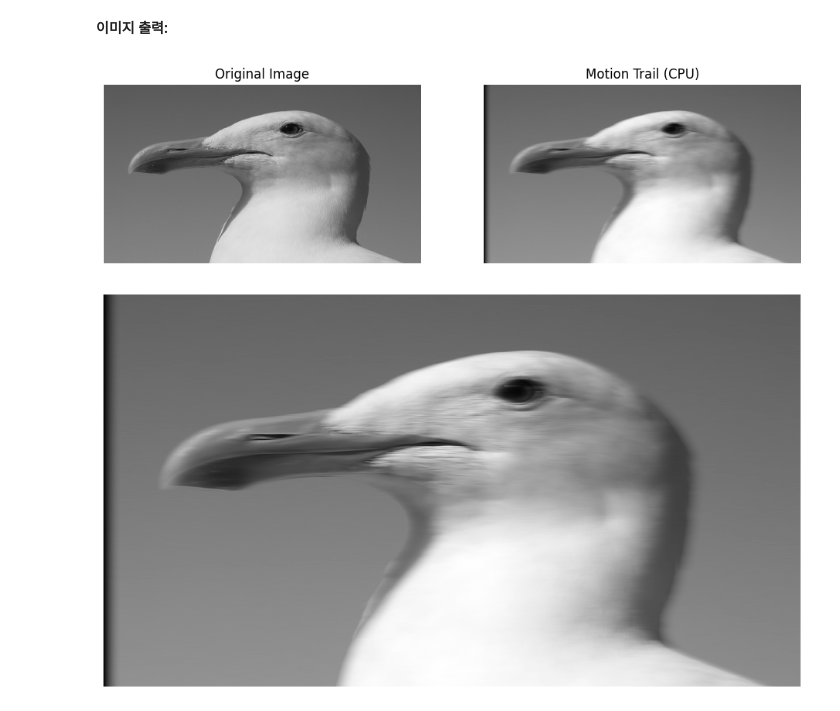
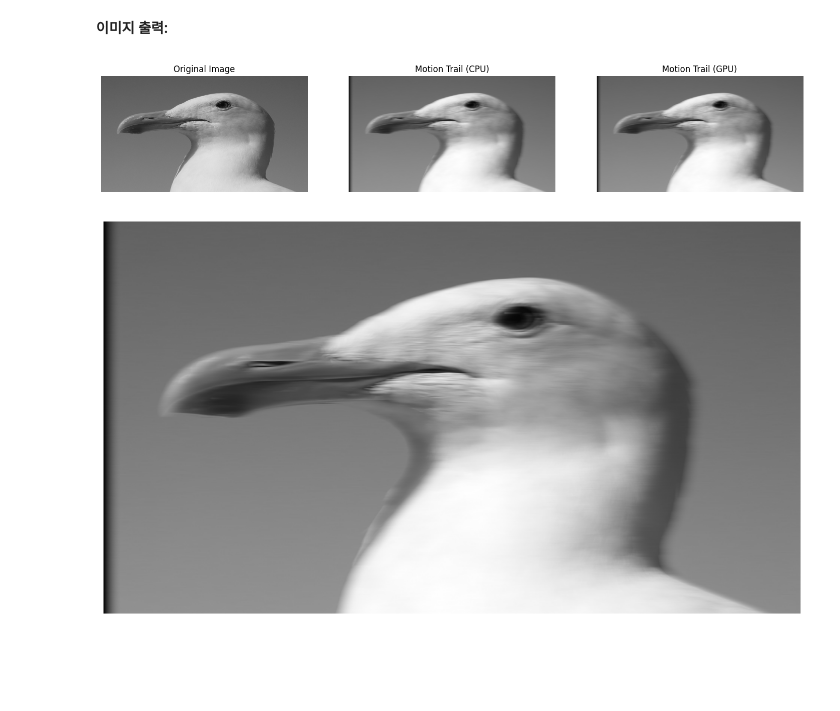
Before and after one commit to Nedian0Brien/OndeviceAI_Lecture, a Jupyter notebook: 03_DL-and-GPU.ipynb, the cells around one changed output. Saved outputs shown, nothing was run; the diff lists cells and outputs as text; code cells hidden in the pictures; blank space fills up the shorter version.

```diff
--- a/03_DL-and-GPU.ipynb
+++ b/03_DL-and-GPU.ipynb
@@ -2646,14 +2645,17 @@ def motion_trail_cp(image, weights):
     """
 
     # TODO: 필요한 변수 정의 및 출력 배열 생성
-    output = ...
+    image_height, image_width = image.shape
+    output = cp.zeros((image_height, image_width), dtype=cp.float32)
 
-    for shift in range(TRAIL_LENGTH):
+    for shift in range(len(weights)):
         # TODO: 배열 slicing
-        input_region = image[_, _]
-        output_region = output[_, _]
+        input_region = image[:, 0:image_width - shift] # 전체 너비에서 shift만큼 뺀 범위가 입력(잔상을 가져올 곳)
+        output_region = output[:, shift:image_width] # shift부터 전체 너비 끝까지 간 범위가 출력 범위(잔상 영향 범위)
+        # 가로측 잔상에 대해서만 연산하므로 앞쪽 인덱스(높이)는 전체 범위(:) 처리함
 
         # TODO: GPU가 병렬 연산할 output_region 계산 코드
+        output_region += input_region * weights[shift] # 출력 영역에 입력 영역 * 가중치를 더함
 
     return output
 # %% [markdown]
@@ -2689,8 +2691,8 @@ cpu_time = cpu_end - cpu_start
 
 upload_start = time.perf_counter()
 
-input_cp = ...
-weights_cp = ...
+input_cp = cp.asarray(input_np)
+weights_cp = cp.asarray(weights_np)
 
 cp.cuda.Stream.null.synchronize()
 
@@ -2733,7 +2735,7 @@ gpu_time = gpu_end - gpu_start
 
 download_start = time.perf_counter()
 
-output_cp_np = ...
+output_cp_np = cp.asnumpy(output_cp)
 
 download_end = time.perf_counter()
 
@@ -2780,14 +2782,14 @@ Including transfers: 601.99x
 # %%
 plt.figure(figsize=(18,12))
 
 plt.subplot(1,3,1), plt.imshow(input_np, cmap="gray"), plt.title("Original Image")
 plt.subplot(1,3,2), plt.imshow(output_np, cmap="gray"), plt.title("Motion Trail (CPU)")
-# plt.subplot(1,3,3), plt.imshow(output_cp_np, cmap="gray"), plt.title("Motion Trail (GPU)")
+plt.subplot(1,3,3), plt.imshow(output_cp_np, cmap="gray"), plt.title("Motion Trail (GPU)")
 
 for ax in plt.gcf().axes:
     ax.axis("off")
 # %% [output]
-[figure, old version]
+[figure, new version]
 # %%
 plt.figure(figsize=(12,8))
 plt.imshow(output_cp_np, cmap="gray")
```
Also changed, not shown: parts of 2 cells of this notebook.
